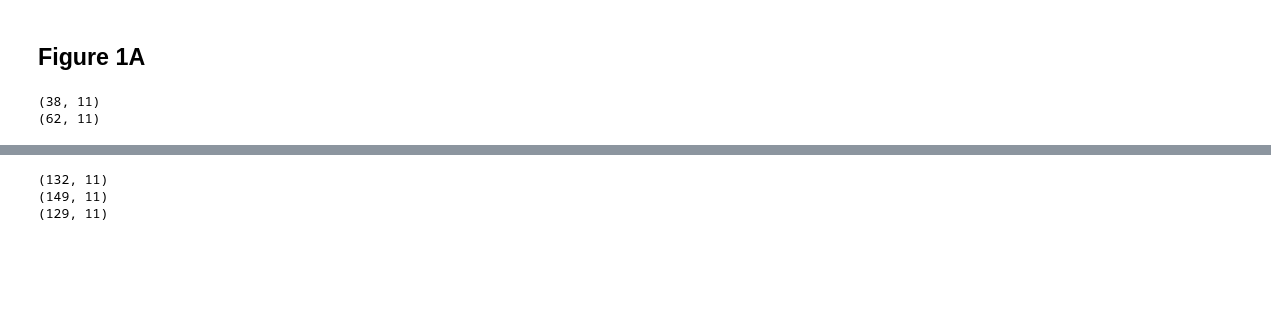
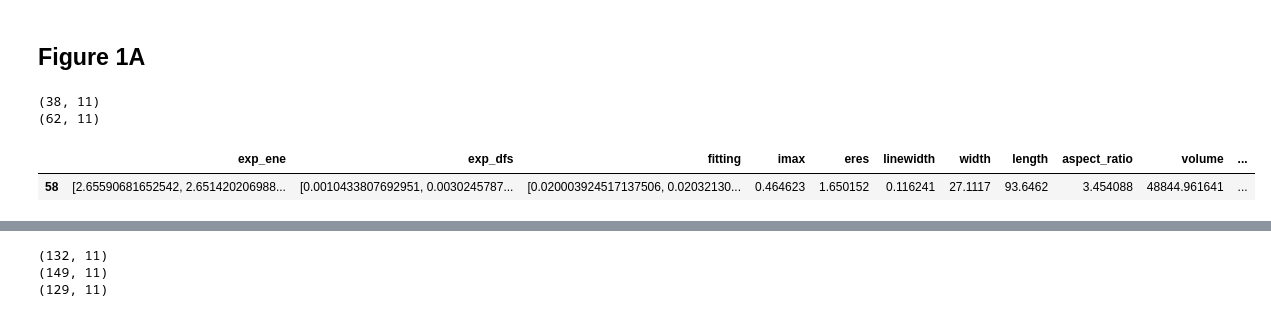
Before and after one commit to SWAN88/AuNR_DA, a Jupyter notebook: 051324_AuNR_DA_figures.ipynb, the cells around one changed output, grey strips where cells are left out. Drawn from its saved outputs; the diff is of its cells as text; code cells hidden in the pictures; blank space fills up the shorter version.

```diff
--- a/051324_AuNR_DA_figures.ipynb
+++ b/051324_AuNR_DA_figures.ipynb
@@ -95,6 +95,17 @@ print(fig1_ito_data.shape)
 # %% [output]
 (38, 11)
 (62, 11)
+# %%
+part_num_glass = 7
+width_glass = fig1_glass_data['width'][part_num_glass-1]
+
+fig1_ito_data['dif_width'] = abs(fig1_ito_data['width'] - width_glass)
+fig1_ito_data[fig1_ito_data['dif_width'] == fig1_ito_data['dif_width'].min()]
+
+# fig1_ito_data[fig1_ito_data['width'] - width_glass]
+# %% [output]
+|  | exp_ene | exp_dfs | fitting | imax | eres | linewidth | width | length | aspect_ratio | volume | ... |
+| 58 | [2.65590681652542, 2.651420206988... | [0.0010433807692951, 0.0030245787... | [0.020003924517137506, 0.02032130... | 0.464623 | 1.650152 | 0.116241 | 27.1117 | 93.6462 | 3.454088 | 48844.961641 | ... |
 # %%
 fig, ax = plt.subplots()
 
```
Also changed, not shown: parts of 9 cells of this notebook.
